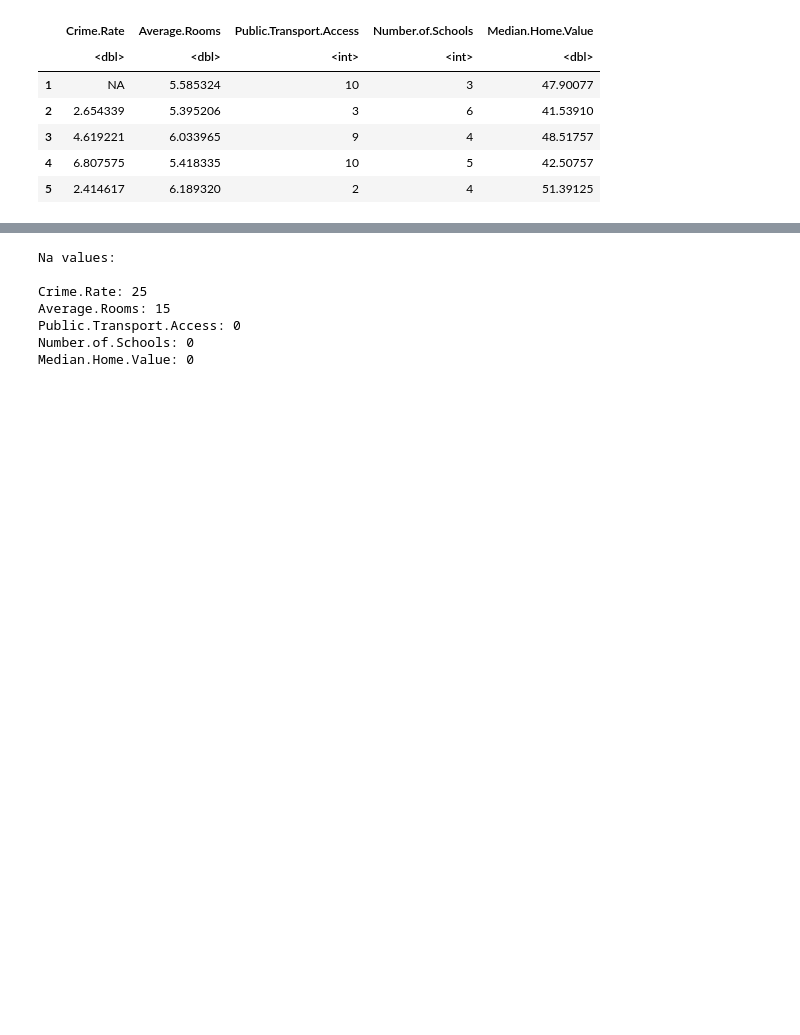
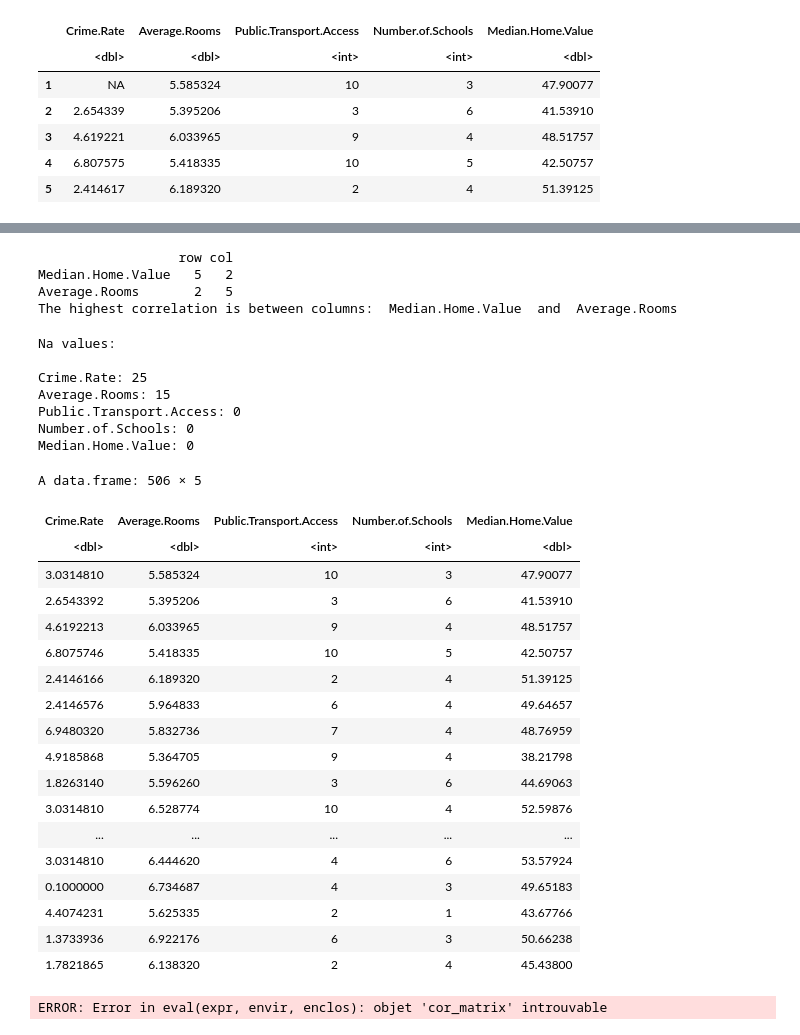
Before and after one commit to Rahifhiba/Housing-Market, a Jupyter notebook: housing.ipynb, the cells around one changed output, grey strips where cells are left out. Saved outputs shown, nothing was run; the diff lists cells and outputs as text; code cells hidden in the pictures; blank space fills up the shorter version.

```diff
--- a/housing.ipynb
+++ b/housing.ipynb
@@ -109,3 +128,12 @@ Summary:
+# %%
+high_corr <- which(corr_matrix == max(corr_matrix[corr_matrix < 1]), arr.ind=TRUE)
+print(high_corr)
+cat(paste("The highest correlation is between columns: ",colnames(corr_matrix)[high_corr][1]," and ",colnames(corr_matrix)[high_corr][2]))
+# %% [output]
+                  row col
+Median.Home.Value   5   2
+Average.Rooms       2   5
+The highest correlation is between columns:  Median.Home.Value  and  Average.Rooms
 # %%
 cat("Na values: \n")
 cat(paste("\nCrime.Rate:", colSums(is.na(data["Crime.Rate"]))))
@@ -123,4 +151,39 @@ Average.Rooms: 15
 Public.Transport.Access: 0
 Number.of.Schools: 0
 Median.Home.Value: 0
+# %%
+data_cleaned <- data %>% mutate_all(~ifelse(is.na(.), median(., na.rm = TRUE), .))
+data_cleaned
+# %% [output]
+A data.frame: 506 × 5
+| Crime.Rate | Average.Rooms | Public.Transport.Access | Number.of.Schools | Median.Home.Value |
+| <dbl> | <dbl> | <int> | <int> | <dbl> |
+| 3.0314810 | 5.585324 | 10 | 3 | 47.90077 |
+| 2.6543392 | 5.395206 | 3 | 6 | 41.53910 |
+| 4.6192213 | 6.033965 | 9 | 4 | 48.51757 |
+| 6.8075746 | 5.418335 | 10 | 5 | 42.50757 |
+| 2.4146166 | 6.189320 | 2 | 4 | 51.39125 |
+| 2.4146576 | 5.964833 | 6 | 4 | 49.64657 |
+| 6.9480320 | 5.832736 | 7 | 4 | 48.76959 |
+| 4.9185868 | 5.364705 | 9 | 4 | 38.21798 |
+| 1.8263140 | 5.596260 | 3 | 6 | 44.69063 |
+| 3.0314810 | 6.528774 | 10 | 4 | 52.59876 |
+| ... | ... | ... | ... | ... |
+| 3.0314810 | 6.444620 | 4 | 6 | 53.57924 |
+| 0.1000000 | 6.734687 | 4 | 3 | 49.65183 |
+| 4.4074231 | 5.625335 | 2 | 1 | 43.67766 |
+| 1.3733936 | 6.922176 | 6 | 3 | 50.66238 |
+| 1.7821865 | 6.138320 | 2 | 4 | 45.43800 |
+# %%
+ggplot(cor_matrix, aes(Var1, Var2, fill = value)) +
+  geom_tile("test") +
+  scale_fill_gradient2(low = "blue", mid = "white", high = "red", midpoint = 0) +
+  theme_minimal() +
+  labs(title = "Correlation Matrix Heatmap",
+       x = "",
+       y = "",
+       fill = "Correlation") +
+  theme(axis.text.x = element_text(angle = 45, hjust = 1))
+# %% [output]
+ERROR: Error in eval(expr, envir, enclos): objet 'cor_matrix' introuvable
 # %%
```
Also changed, not shown: parts of 21 cells of this notebook, 1 other file.
